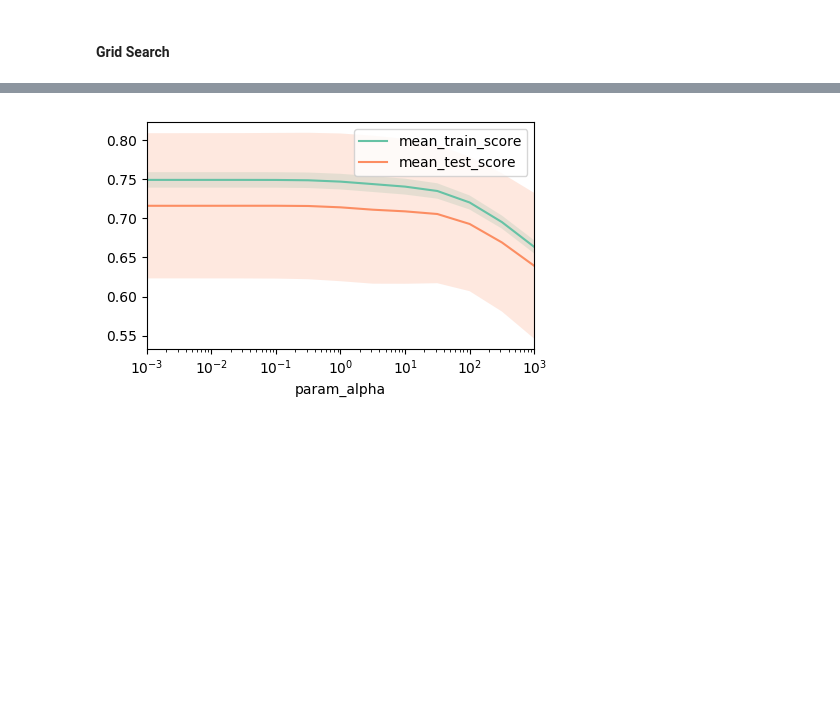
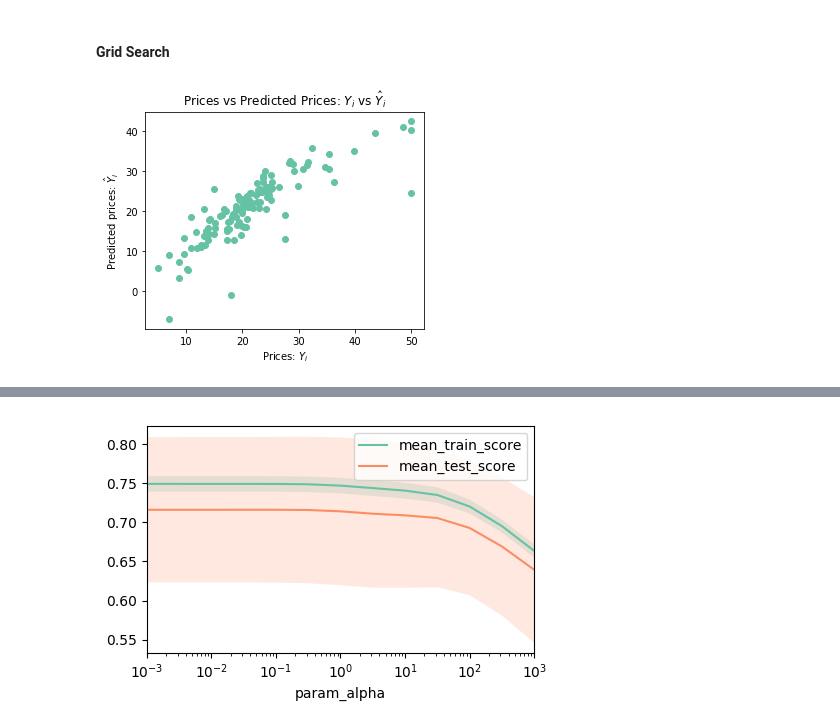
Before and after one commit to krishnamohan-seelam/AML, a Jupyter notebook: AML-LinearModels-Regression.ipynb, the cells around one changed output, grey strips where cells are left out. Cells and saved outputs as stored; diff of their text form; code cells hidden in the pictures; blank space fills up the shorter version.

Commit message:
Added real vs predict plot

```diff
--- a/AML-LinearModels-Regression.ipynb
+++ b/AML-LinearModels-Regression.ipynb
@@ -87,0 +96,14 @@ results = pd.DataFrame(ridge_grid.cv_results_)
+# %%
+def real_vs_predict(real ,predicted):
+    fig = plt.figure(figsize=(5, 4))
+    ax = fig.gca()
+    ax.scatter(real, predicted)
+    plt.xlabel("Prices: $Y_i$")
+    plt.ylabel("Predicted prices: $\hat{Y}_i$")
+    plt.title("Prices vs Predicted Prices: $Y_i$ vs $\hat{Y}_i$")
+    plt.show()
+best_ridge = ridge_grid.best_estimator_
+y_pred= best_ridge.predict(X_test)
+real_vs_predict(y_test,y_pred)
+# %% [output]
+[figure, added]
```
Also changed, not shown: parts of 15 cells of this notebook.
